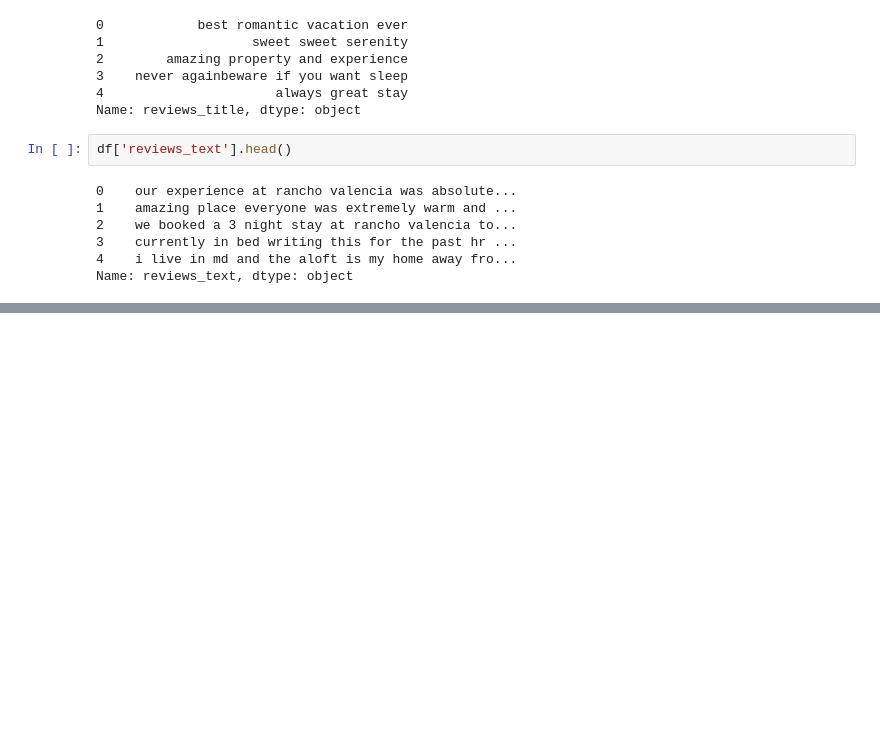
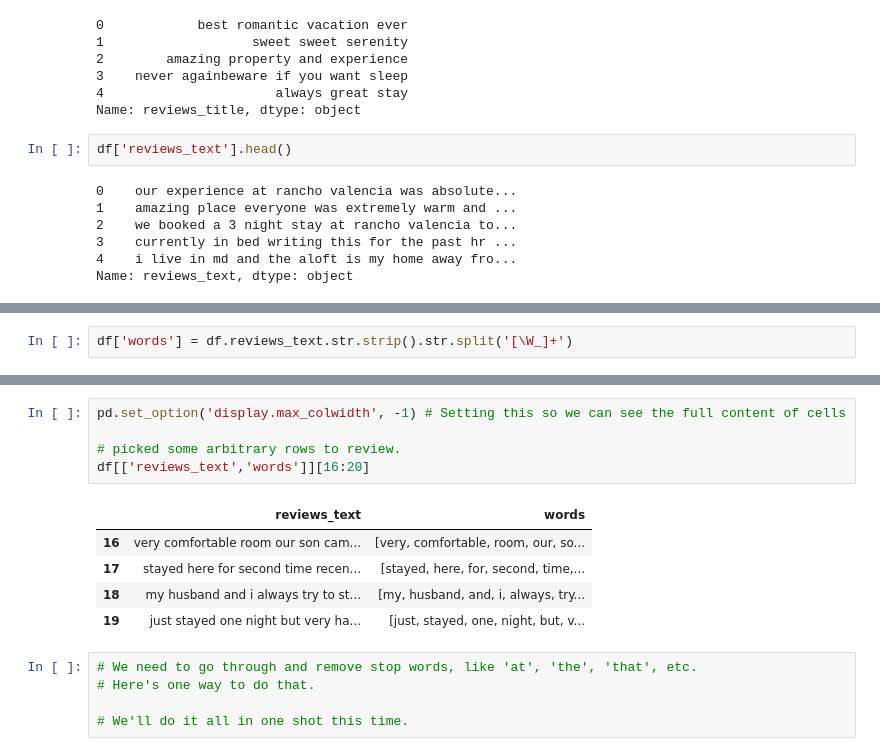
Before and after one commit to becerraperu/Hotel-Reviews-NLP, a Jupyter notebook: hotel_reviews.ipynb, the cells around one changed output, grey strips where cells are left out. Cells and saved outputs as stored; diff of their text form; blank space fills up the shorter version.

```diff
--- a/hotel_reviews.ipynb
+++ b/hotel_reviews.ipynb
@@ -248,0 +254,2 @@ The shape of the data is: (10000, 18)
+# %%
+df['words'] = df.reviews_text.str.strip().str.split('[\W_]+')
@@ -248,0 +265,16 @@ The shape of the data is: (10000, 18)
+# %%
+pd.set_option('display.max_colwidth', -1) # Setting this so we can see the full content of cells
+
+# picked some arbitrary rows to review.
+df[['reviews_text','words']][16:20]
+# %% [output]
+|  | reviews_text | words |
+| 16 | very comfortable room our son cam... | [very, comfortable, room, our, so... |
+| 17 | stayed here for second time recen... | [stayed, here, for, second, time,... |
+| 18 | my husband and i always try to st... | [my, husband, and, i, always, try... |
+| 19 | just stayed one night but very ha... | [just, stayed, one, night, but, v... |
+# %%
+# We need to go through and remove stop words, like 'at', 'the', 'that', etc.
+# Here's one way to do that.
+
+# We'll do it all in one shot this time.
```
Also changed, not shown: parts of 18 cells of this notebook.
